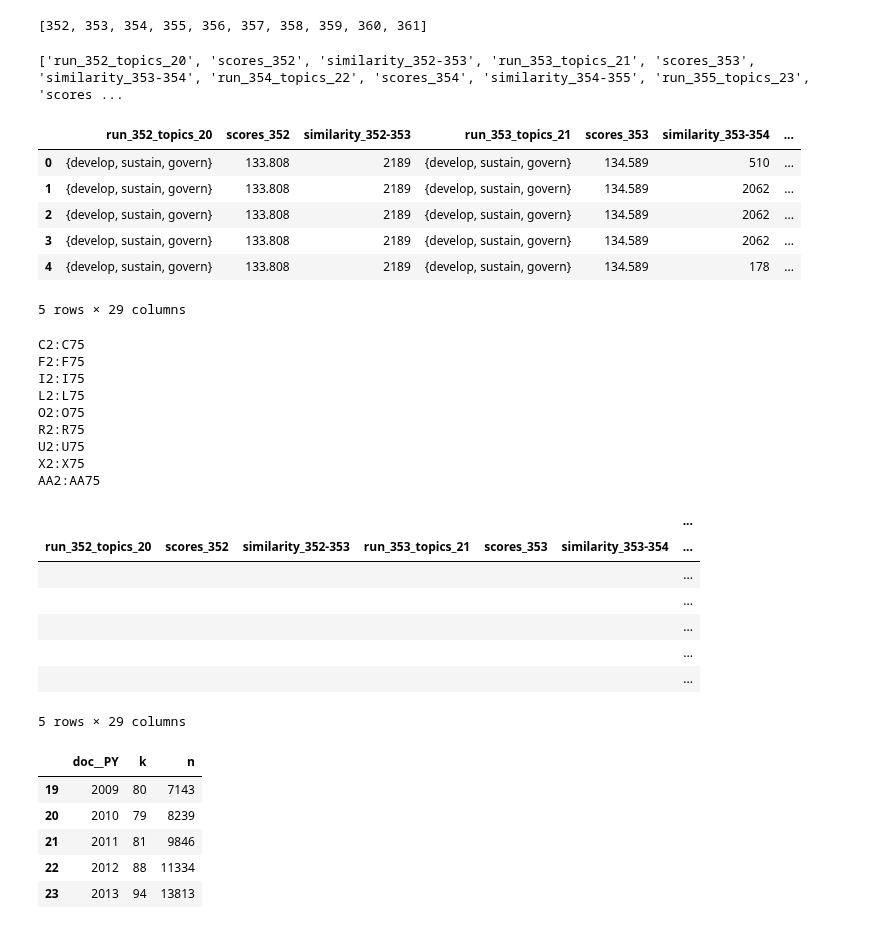
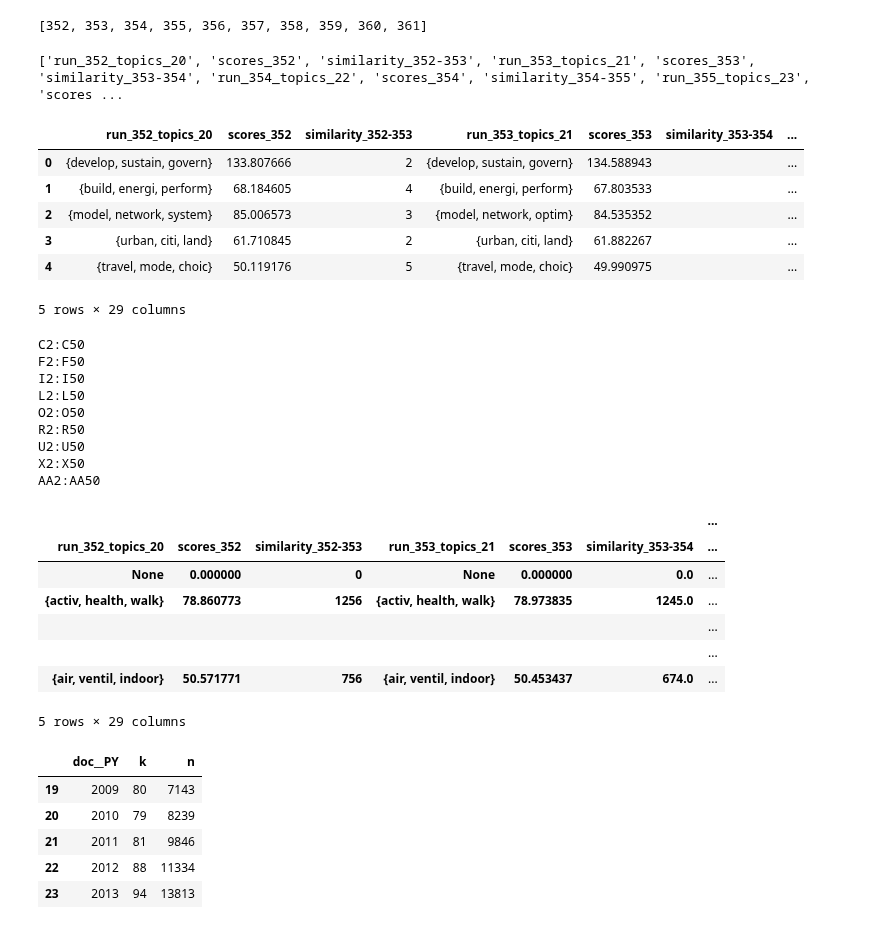
Before and after one commit to mcc-apsis/cities-1-5, a Jupyter notebook: code/model comparison.ipynb, the cells around one changed output. Saved outputs shown, nothing was run; the diff lists cells and outputs as text; code cells hidden in the pictures.

```diff
--- a/code/model comparison.ipynb
+++ b/code/model comparison.ipynb
@@ -168,14 +168,14 @@ for i in range(1,len(runs)):
     for t in topics2:
         t.top_words = list(Term.objects.filter(
                 topicterm__topic=t
-            ).order_by('topicterm__score').values_list('title',flat=True))
+            ).order_by('topicterm__score').values_list('title',flat=True))[:10]
         scores = [0]
         titles = [""]
         tscores = [0]
         for ct in topics1:
             ct.top_words = list(Term.objects.filter(
                 topicterm__topic=ct
-            ).order_by('topicterm__score').values_list('title',flat=True))
+            ).order_by('topicterm__score').values_list('title',flat=True))[:10]
             score = len(set(t.top_words).intersection(set(ct.top_words)))
             if score>0:
                 scores.append(score)
@@ -189,38 +189,38 @@ for i in range(1,len(runs)):
             df.loc[df[col2]==t.title, col1] = 'None'
         else:
             df.loc[df[col2]==t.title, col1] = titles[scores.index(max(scores))]
             df.loc[df[col2]==t.title, bscol] = tscores[scores.index(max(scores))]
 
 
     if i==1:
         #df = pd.DataFrame.from_dict(list(topics2.values('title')))
         mdf = df
     else:
         mdf = mdf.merge(df,how="outer").fillna("")
 
 
 columns = []
 for i in range(len(col1s)):
     columns.append(col1s[i])
     columns.append(scols[i])
     columns.append(ss[i])
     if i == len(col1s)-1:
         columns.append(col2s[i])
         columns.append(scols[i+1])
 
 print(columns)
 
 mdf = mdf[columns]
 
 mdf.head()
 # %% [output]
 ['run_352_topics_20', 'scores_352', 'similarity_352-353', 'run_353_topics_21', 'scores_353', 'similarity_353-354', 'run_354_topics_22', 'scores_354', 'similarity_354-355', 'run_355_topics_23', 'scores ...
 |  | run_352_topics_20 | scores_352 | similarity_352-353 | run_353_topics_21 | scores_353 | similarity_353-354 | ... |
-| 0 | {develop, sustain, govern} | 133.808 | 2189 | {develop, sustain, govern} | 134.589 | 510 | ... |
-| 1 | {develop, sustain, govern} | 133.808 | 2189 | {develop, sustain, govern} | 134.589 | 2062 | ... |
-| 2 | {develop, sustain, govern} | 133.808 | 2189 | {develop, sustain, govern} | 134.589 | 2062 | ... |
-| 3 | {develop, sustain, govern} | 133.808 | 2189 | {develop, sustain, govern} | 134.589 | 2062 | ... |
-| 4 | {develop, sustain, govern} | 133.808 | 2189 | {develop, sustain, govern} | 134.589 | 178 | ... |
+| 0 | {develop, sustain, govern} | 133.807666 | 2 | {develop, sustain, govern} | 134.588943 |  | ... |
+| 1 | {build, energi, perform} | 68.184605 | 4 | {build, energi, perform} | 67.803533 |  | ... |
+| 2 | {model, network, system} | 85.006573 | 3 | {model, network, optim} | 84.535352 |  | ... |
+| 3 | {urban, citi, land} | 61.710845 | 2 | {urban, citi, land} | 61.882267 |  | ... |
+| 4 | {travel, mode, choic} | 50.119176 | 5 | {travel, mode, choic} | 49.990975 |  | ... |
 5 rows × 29 columns
 # %%
 #col1s.append(col2)
@@ -273,22 +273,22 @@ res.head()
 
 res.head()
 # %% [output]
-C2:C75
-F2:F75
-I2:I75
-L2:L75
-O2:O75
-R2:R75
-U2:U75
-X2:X75
-AA2:AA75
+C2:C50
+F2:F50
+I2:I50
+L2:L50
+O2:O50
+R2:R50
+U2:U50
+X2:X50
+AA2:AA50
 |  |  |  |  |  |  | ... |
 | run_352_topics_20 | scores_352 | similarity_352-353 | run_353_topics_21 | scores_353 | similarity_353-354 | ... |
+| None | 0.000000 | 0 | None | 0.000000 | 0.0 | ... |
+| {activ, health, walk} | 78.860773 | 1256 | {activ, health, walk} | 78.973835 | 1245.0 | ... |
 |  |  |  |  |  |  | ... |
 |  |  |  |  |  |  | ... |
-|  |  |  |  |  |  | ... |
-|  |  |  |  |  |  | ... |
-|  |  |  |  |  |  | ... |
+| {air, ventil, indoor} | 50.571771 | 756 | {air, ventil, indoor} | 50.453437 | 674.0 | ... |
 5 rows × 29 columns
 # %%
 print(mdf)
```
Also changed, not shown: 1 other file.
